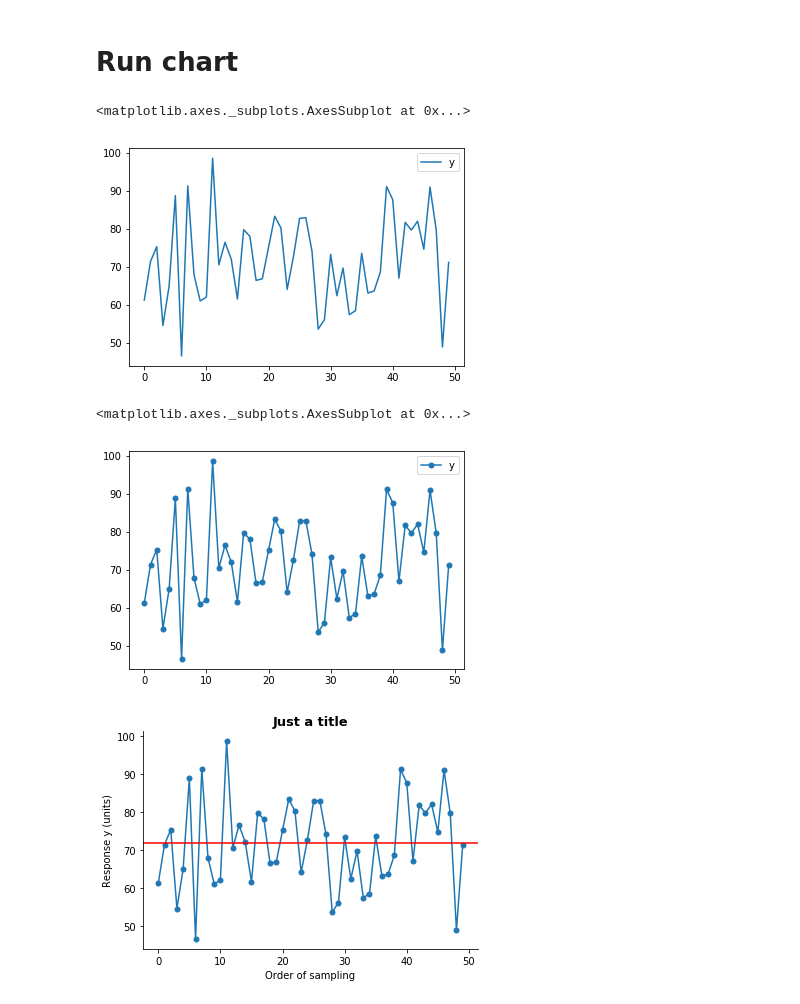
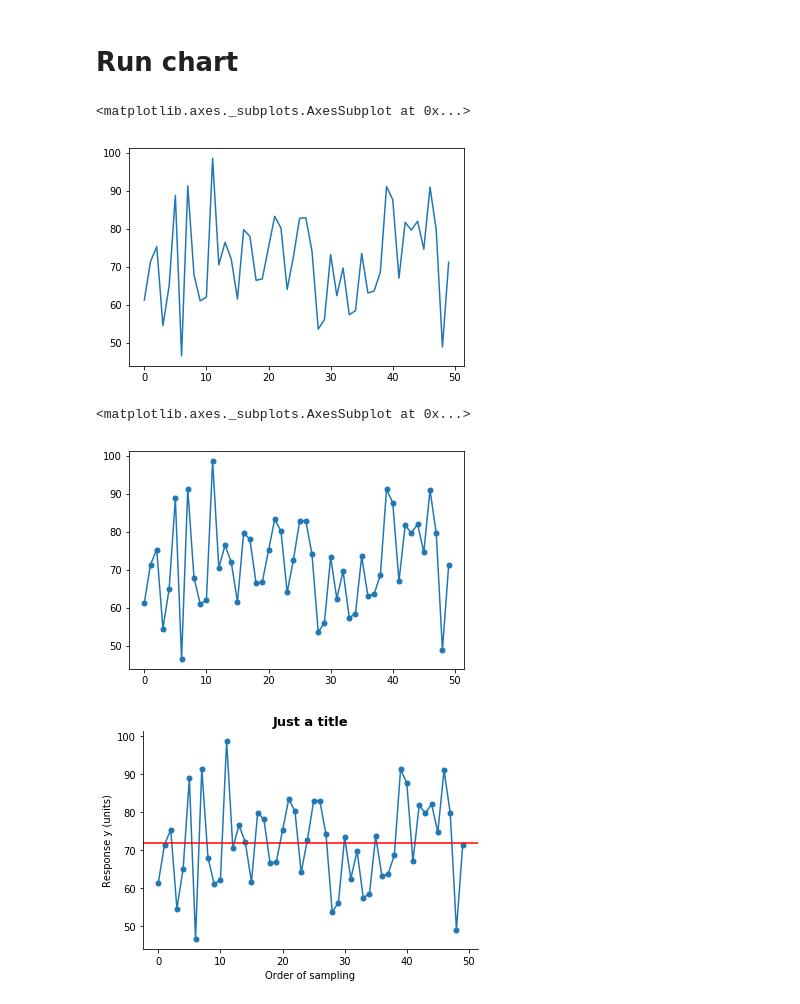
Before and after one commit to gillespilon/basic_graphics, a Jupyter notebook: basic_graphics_single_column.ipynb, the cells around one changed output. Cells and saved outputs as stored; diff of their text form; code cells hidden in the pictures.

```diff
--- a/basic_graphics_single_column.ipynb
+++ b/basic_graphics_single_column.ipynb
@@ -180,6 +186,7 @@ df['y'].plot.hist(bins=15)
 # Scatter plot
 # %%
 # Create a scatter plot, assuming data are in time order.
-df.reset_index().plot.scatter(x='index', y='y')
+df['x'] = df.index
+df.plot.scatter(x='x', y='y')
 # %% [output]
 <matplotlib.axes._subplots.AxesSubplot at 0x...>
@@ -209,15 +238,15 @@ stem_graphic(df['y'])
 # Run chart
 # %%
 # Plot a run chart, using the index for x.
-df.plot()
+df['y'].plot()
 # %% [output]
 <matplotlib.axes._subplots.AxesSubplot at 0x...>
-[figure, old version]
+[figure, new version]
 # %%
 # Add markers that are circles and of a certain size.
-df.plot(marker='o', markersize=5)
+df['y'].plot(marker='o', markersize=5)
 # %% [output]
 <matplotlib.axes._subplots.AxesSubplot at 0x...>
-[figure, old version]
+[figure, new version]
 # %%
 # Clean it up. Add a red line for the average.
```
Also changed, not shown: parts of 10 cells of this notebook.
